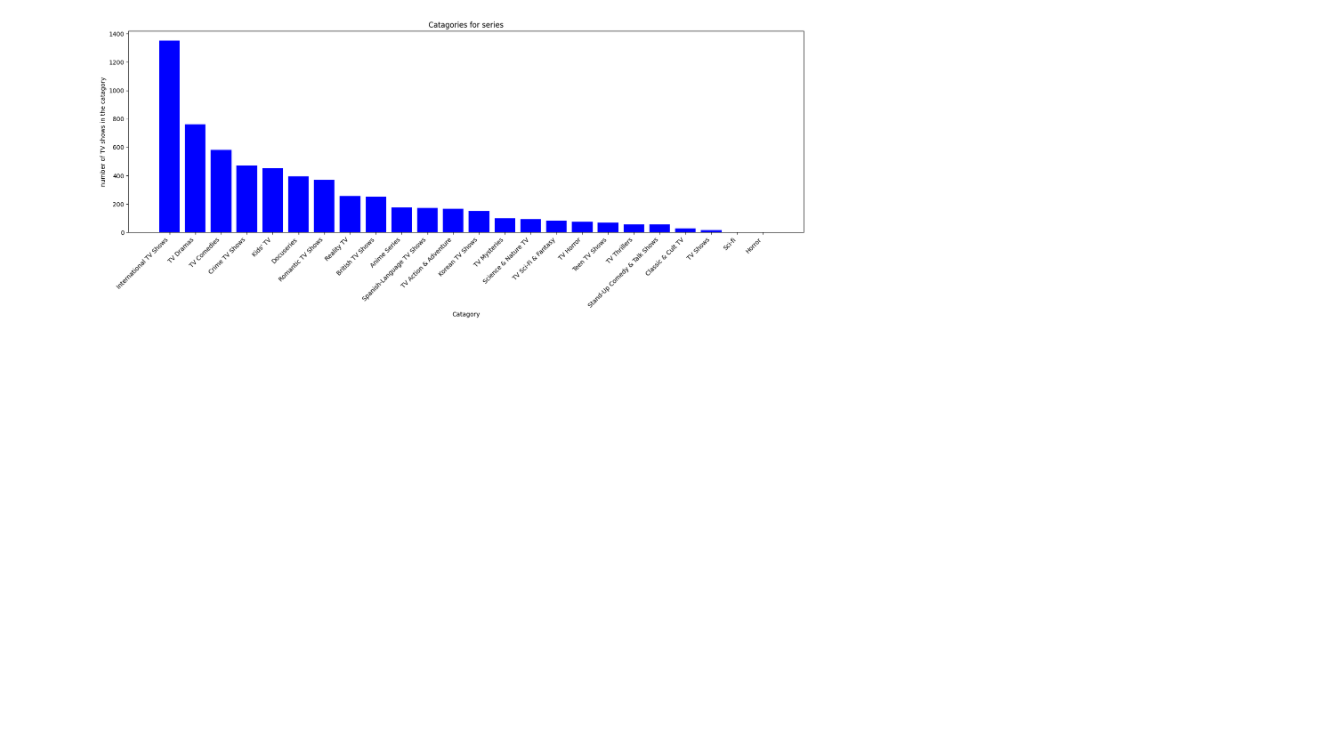
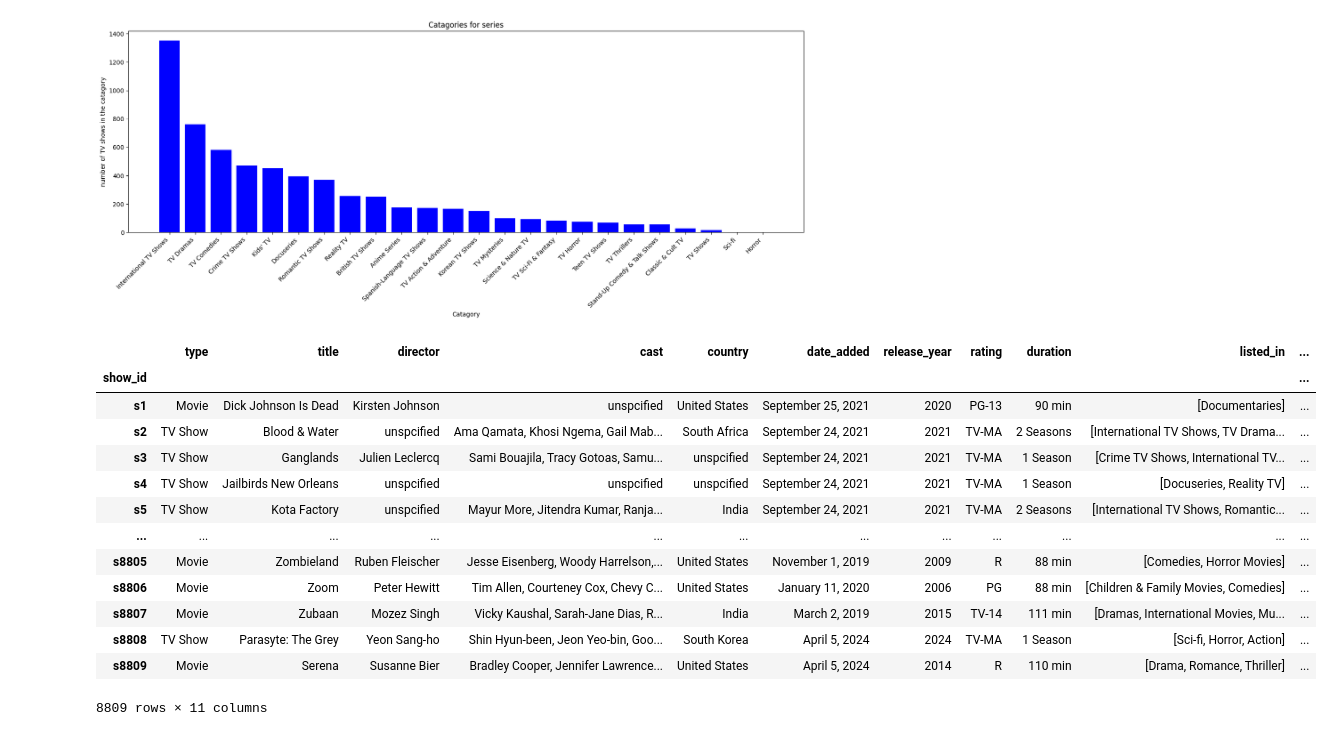
Before and after one commit to obadnew/netflix_titles.csv, a Jupyter notebook: Python_file.ipynb, the cells around one changed output. Cells and saved outputs as stored; diff of their text form; code cells hidden in the pictures; blank space fills up the shorter version.

```diff
--- a/Python_file.ipynb
+++ b/Python_file.ipynb
@@ -33,4 +41,0 @@ series.shape
-# %%
-#series.groupby()
-series.fillna('Not Specified/mostly USA', inplace=True)
-series.columns
@@ -225,3 +224,29 @@ ax.set_ylabel('number of TV shows in the catagory')
 plt.show()
 # %% [output]
 [figure]
+# %%
+df["cast"] = df["cast"].str.split(', ')
+Catagories_ex = series['listed_in'].explode()
+
+unique_words = set(Catagories_ex)
+print(unique_words)
+
+unique_word_count = Catagories_ex.nunique()
+print(f'Unique word count: {unique_word_count}')
+
+exploded_df = series.explode('listed_in')
+# %% [output]
+|  | type | title | director | cast | country | date_added | release_year | rating | duration | listed_in | ... |
+| show_id |  |  |  |  |  |  |  |  |  |  | ... |
+| s1 | Movie | Dick Johnson Is Dead | Kirsten Johnson | unspcified | United States | September 25, 2021 | 2020 | PG-13 | 90 min | [Documentaries] | ... |
+| s2 | TV Show | Blood & Water | unspcified | Ama Qamata, Khosi Ngema, Gail Mab... | South Africa | September 24, 2021 | 2021 | TV-MA | 2 Seasons | [International TV Shows, TV Drama... | ... |
+| s3 | TV Show | Ganglands | Julien Leclercq | Sami Bouajila, Tracy Gotoas, Samu... | unspcified | September 24, 2021 | 2021 | TV-MA | 1 Season | [Crime TV Shows, International TV... | ... |
+| s4 | TV Show | Jailbirds New Orleans | unspcified | unspcified | unspcified | September 24, 2021 | 2021 | TV-MA | 1 Season | [Docuseries, Reality TV] | ... |
+| s5 | TV Show | Kota Factory | unspcified | Mayur More, Jitendra Kumar, Ranja... | India | September 24, 2021 | 2021 | TV-MA | 2 Seasons | [International TV Shows, Romantic... | ... |
+| ... | ... | ... | ... | ... | ... | ... | ... | ... | ... | ... | ... |
+| s8805 | Movie | Zombieland | Ruben Fleischer | Jesse Eisenberg, Woody Harrelson,... | United States | November 1, 2019 | 2009 | R | 88 min | [Comedies, Horror Movies] | ... |
+| s8806 | Movie | Zoom | Peter Hewitt | Tim Allen, Courteney Cox, Chevy C... | United States | January 11, 2020 | 2006 | PG | 88 min | [Children & Family Movies, Comedies] | ... |
+| s8807 | Movie | Zubaan | Mozez Singh | Vicky Kaushal, Sarah-Jane Dias, R... | India | March 2, 2019 | 2015 | TV-14 | 111 min | [Dramas, International Movies, Mu... | ... |
+| s8808 | TV Show | Parasyte: The Grey | Yeon Sang-ho | Shin Hyun-been, Jeon Yeo-bin, Goo... | South Korea | April 5, 2024 | 2024 | TV-MA | 1 Season | [Sci-fi, Horror, Action] | ... |
+| s8809 | Movie | Serena | Susanne Bier | Bradley Cooper, Jennifer Lawrence... | United States | April 5, 2024 | 2014 | R | 110 min | [Drama, Romance, Thriller] | ... |
+8809 rows × 11 columns
```
Also changed, not shown: parts of 11 cells of this notebook.
